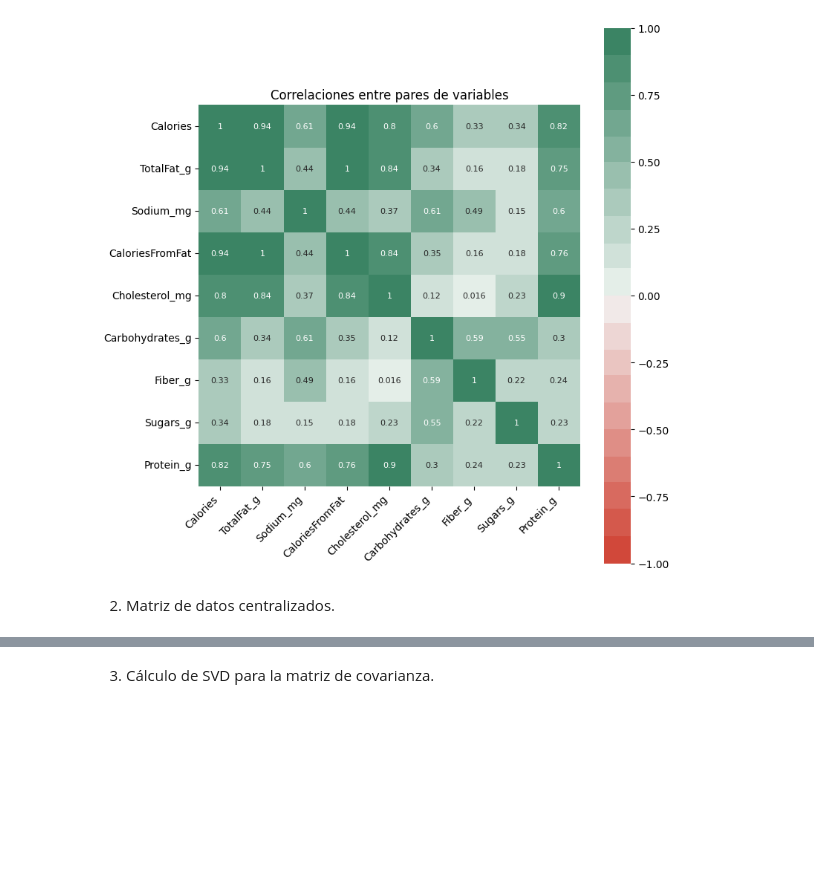
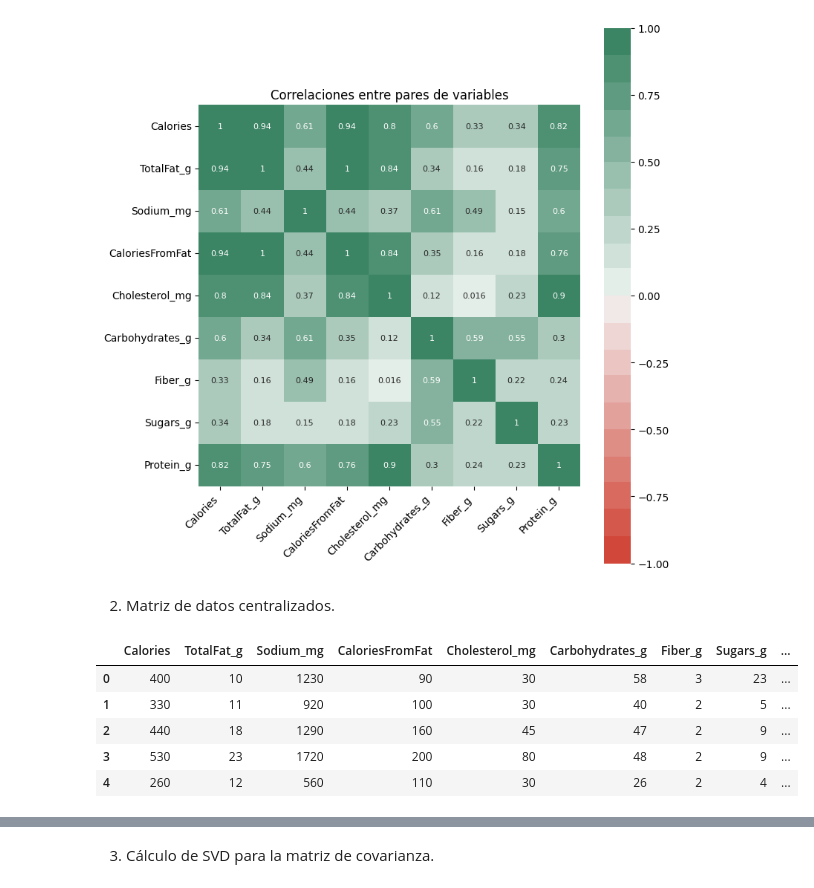
Before and after one commit to bermudez05/Siniestralidad_Bogota_BD, a Jupyter notebook: Taller 5/Taller_5.ipynb, the cells around one changed output, grey strips where cells are left out. Cells and saved outputs as stored; diff of their text form; code cells hidden in the pictures; blank space fills up the shorter version.

```diff
--- a/Taller 5/Taller_5.ipynb
+++ b/Taller 5/Taller_5.ipynb
@@ -96,3 +85,14 @@ plt.show()
 [figure]
 # %% [markdown]
 2. Matriz de datos centralizados.
+# %%
+# Eliminamos valores no numericos
+df_hamburguesas = Hamburguesas.select_dtypes(include=['number'])
+df_hamburguesas.head(5)
+# %% [output]
+|  | Calories | TotalFat_g | Sodium_mg | CaloriesFromFat | Cholesterol_mg | Carbohydrates_g | Fiber_g | Sugars_g | ... |
+| 0 | 400 | 10 | 1230 | 90 | 30 | 58 | 3 | 23 | ... |
+| 1 | 330 | 11 | 920 | 100 | 30 | 40 | 2 | 5 | ... |
+| 2 | 440 | 18 | 1290 | 160 | 45 | 47 | 2 | 9 | ... |
+| 3 | 530 | 23 | 1720 | 200 | 80 | 48 | 2 | 9 | ... |
+| 4 | 260 | 12 | 560 | 110 | 30 | 26 | 2 | 4 | ... |
```
Also changed, not shown: parts of 2 cells of this notebook.
